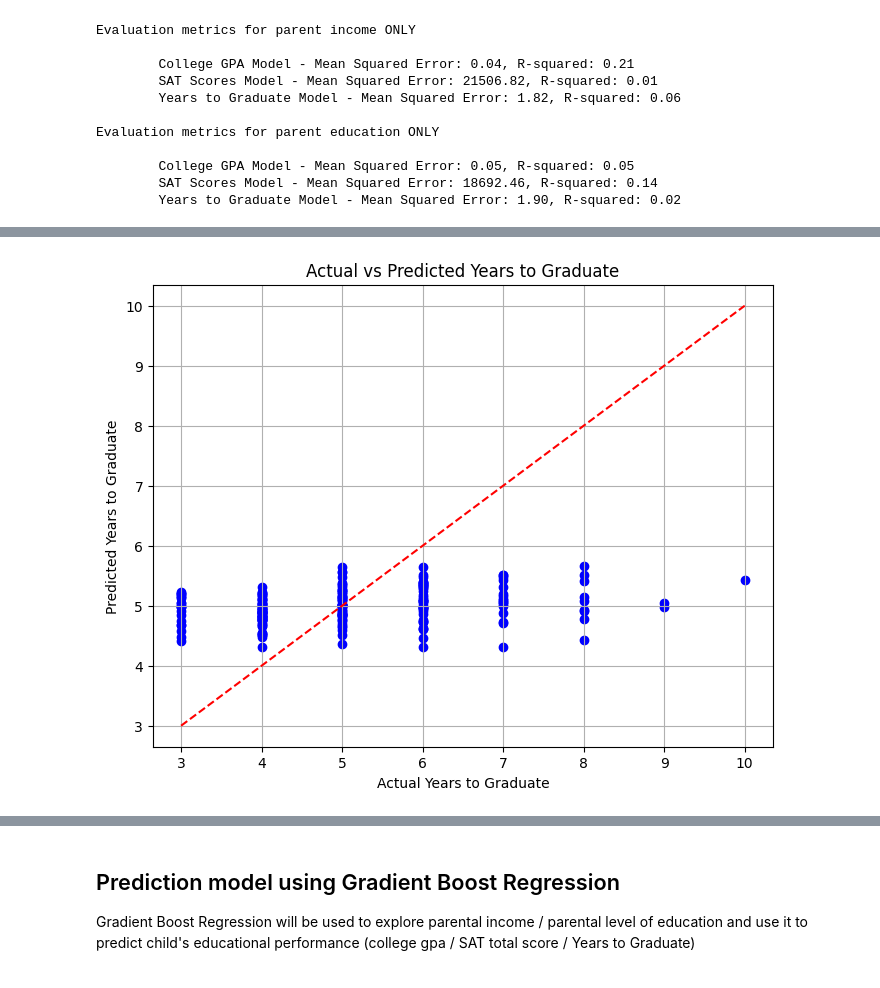
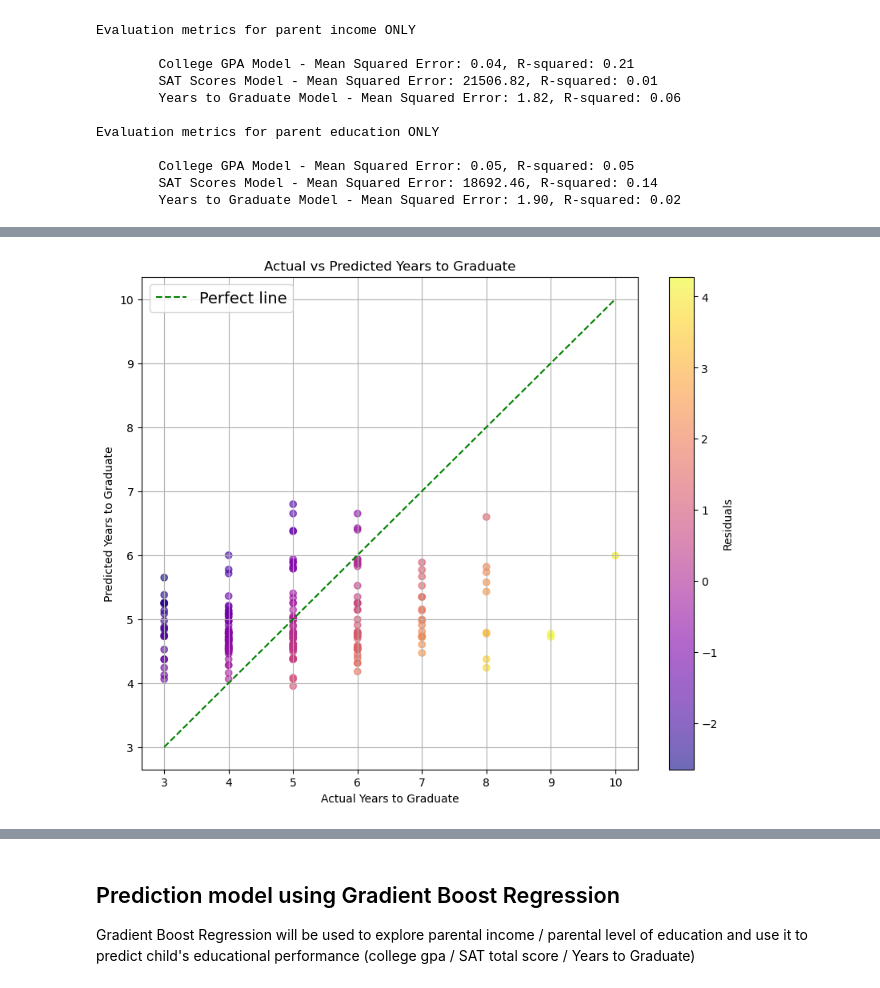
Before and after one commit to owhygithub/DataWranglingProject, a Jupyter notebook: project.ipynb, the cells around one changed output, grey strips where cells are left out. Cells and saved outputs as stored; diff of their text form; code cells hidden in the pictures.

Commit message:
visualization
deleted and put in right order

```diff
--- a/project.ipynb
+++ b/project.ipynb
@@ -819,17 +815,20 @@ plt.show()
 # %%
-# Plot for Years to Graduate
-plt.figure(figsize=(8, 6))
-plt.scatter(y_test_years, y_pred_years, color="blue")
+residuals = y_test_years - y_pred_years
+plt.figure(figsize=(10, 8))
+plt.scatter(y_test_years, y_pred_years, c=residuals, cmap='plasma', alpha=0.6)
+plt.colorbar(label='Residuals')
 plt.plot(
     [min(y_test_years), max(y_test_years)],
     [min(y_test_years), max(y_test_years)],
-    color="red",
+    color="green",
     linestyle="--",
+    label = "Perfect line",
 )
 plt.xlabel("Actual Years to Graduate")
 plt.ylabel("Predicted Years to Graduate")
 plt.title("Actual vs Predicted Years to Graduate")
+plt.legend(loc="upper left", fontsize="14")
 plt.grid(True)
 plt.show()
 # %% [output]
-[figure, old version]
+[figure, new version]
```
Also changed, not shown: parts of 40 cells of this notebook.
